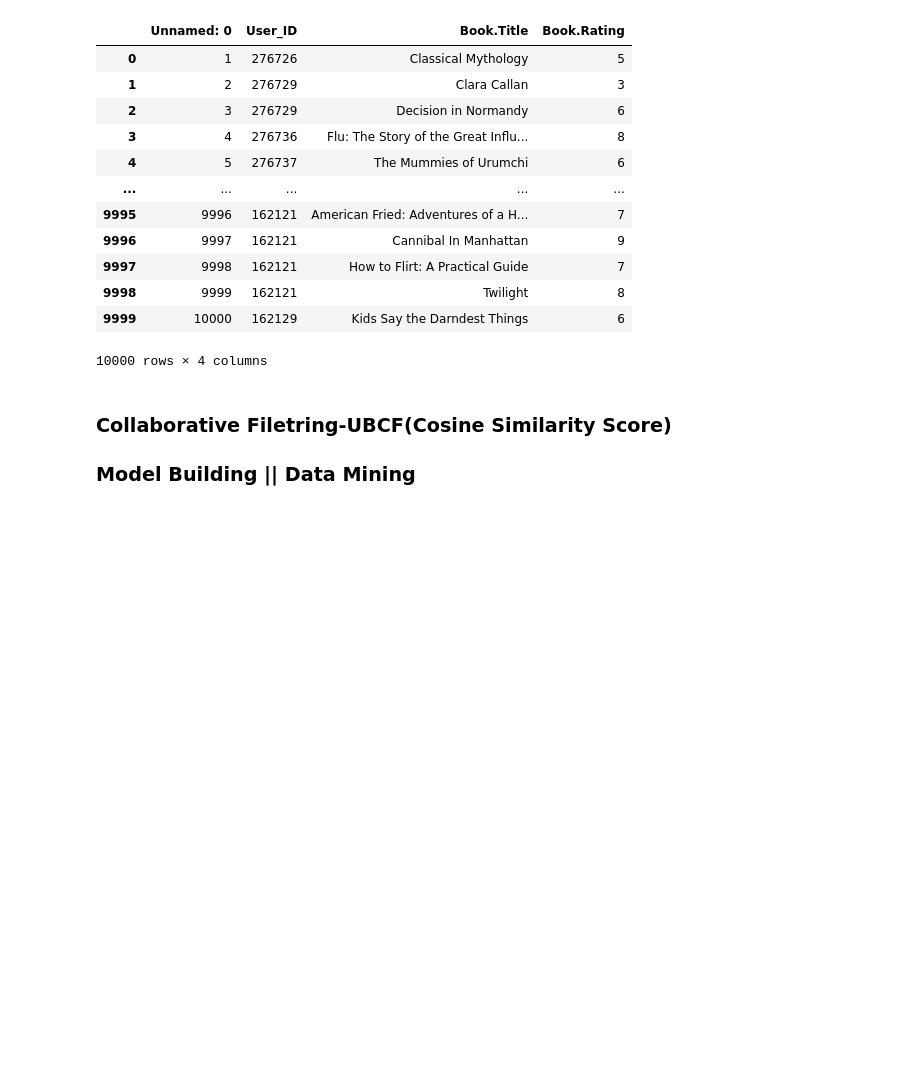
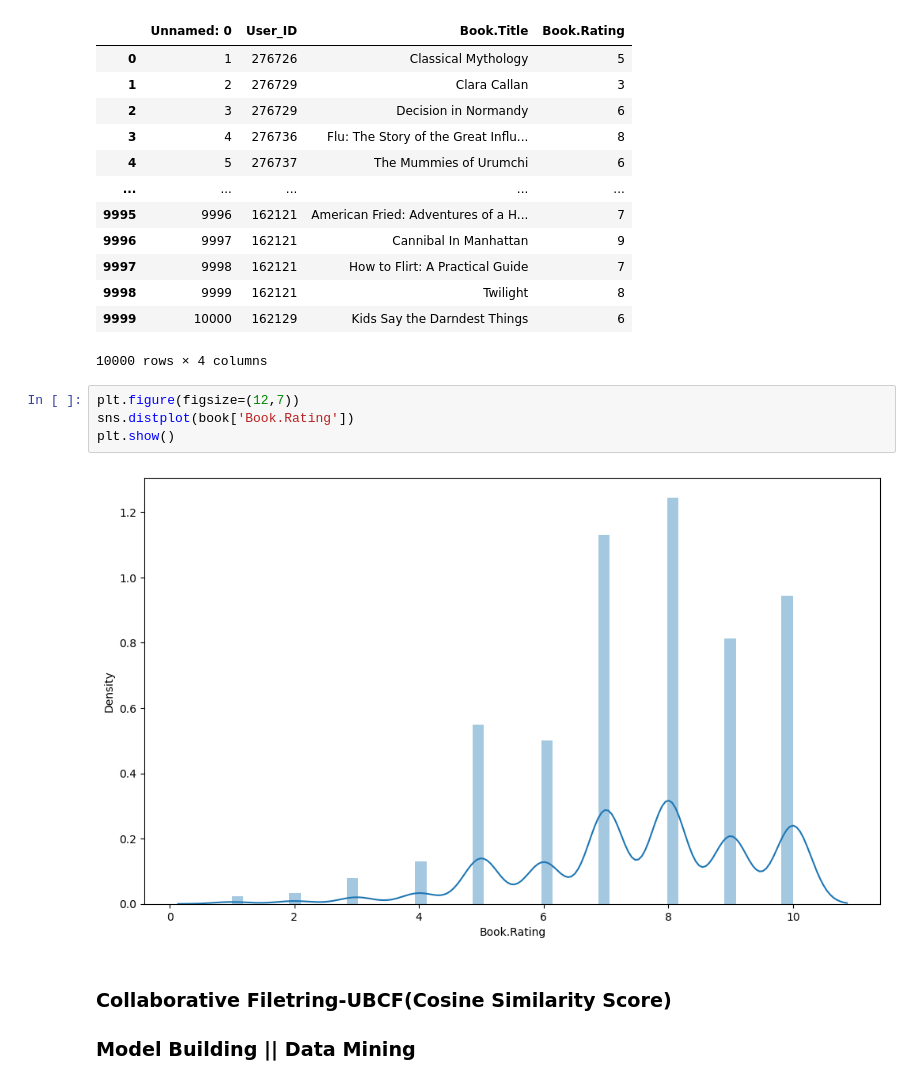
Before and after one commit to aadhil696/Data-Science-Assignments, a Jupyter notebook: Recommendation System Book Data.ipynb, the cells around one changed output. Cells and saved outputs as stored; diff of their text form; blank space fills up the shorter version.

```diff
--- a/Recommendation System Book Data.ipynb
+++ b/Recommendation System Book Data.ipynb
@@ -116,6 +116,12 @@ book
 | 9998 | 9999 | 162121 | Twilight | 8 |
 | 9999 | 10000 | 162129 | Kids Say the Darndest Things | 6 |
 10000 rows × 4 columns
+# %%
+plt.figure(figsize=(12,7))
+sns.distplot(book['Book.Rating'])
+plt.show()
+# %% [output]
+[figure, added]
 # %% [markdown]
 ### Collaborative Filetring-UBCF(Cosine Similarity Score)
 ### Model Building || Data Mining
```
Also changed, not shown: 2 other files.
